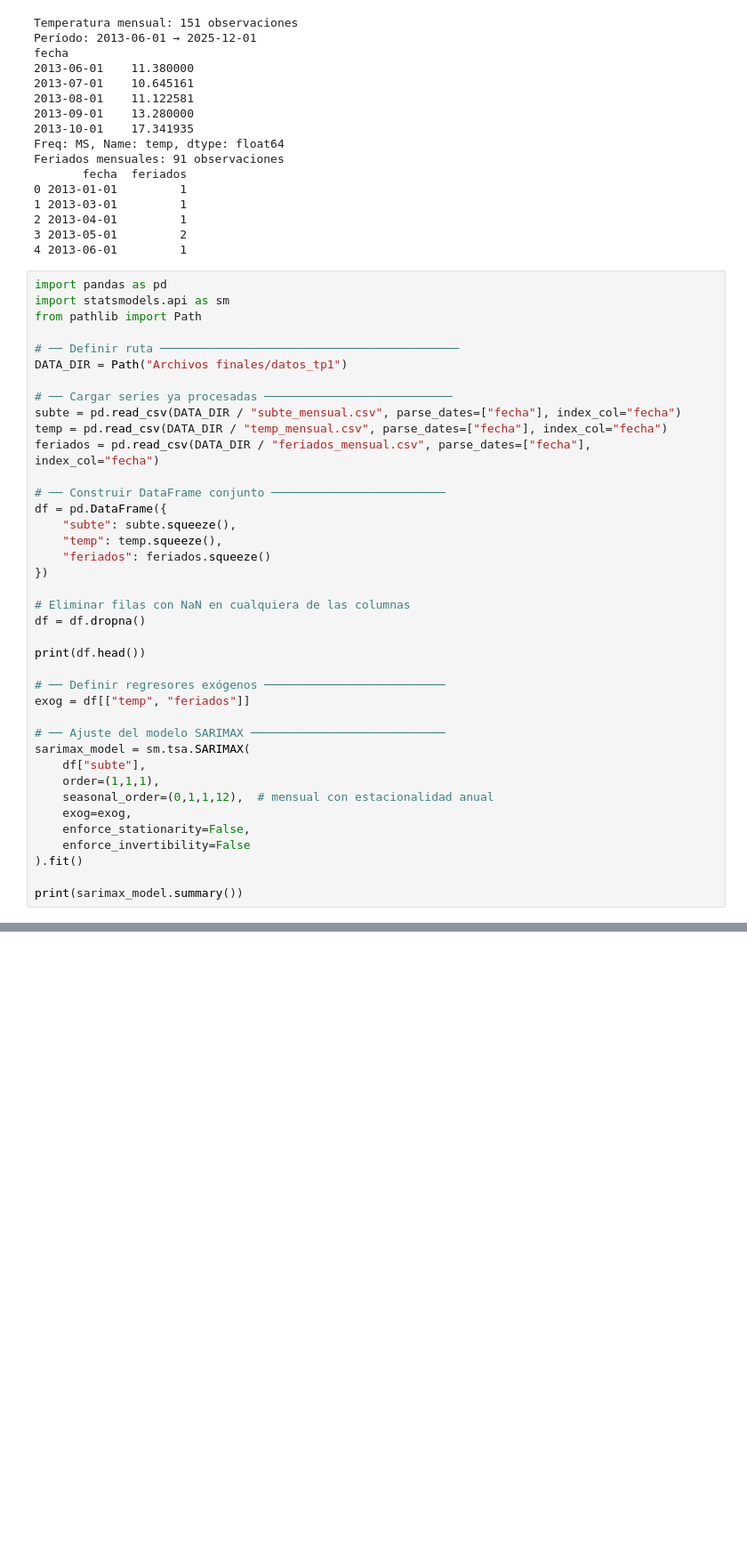
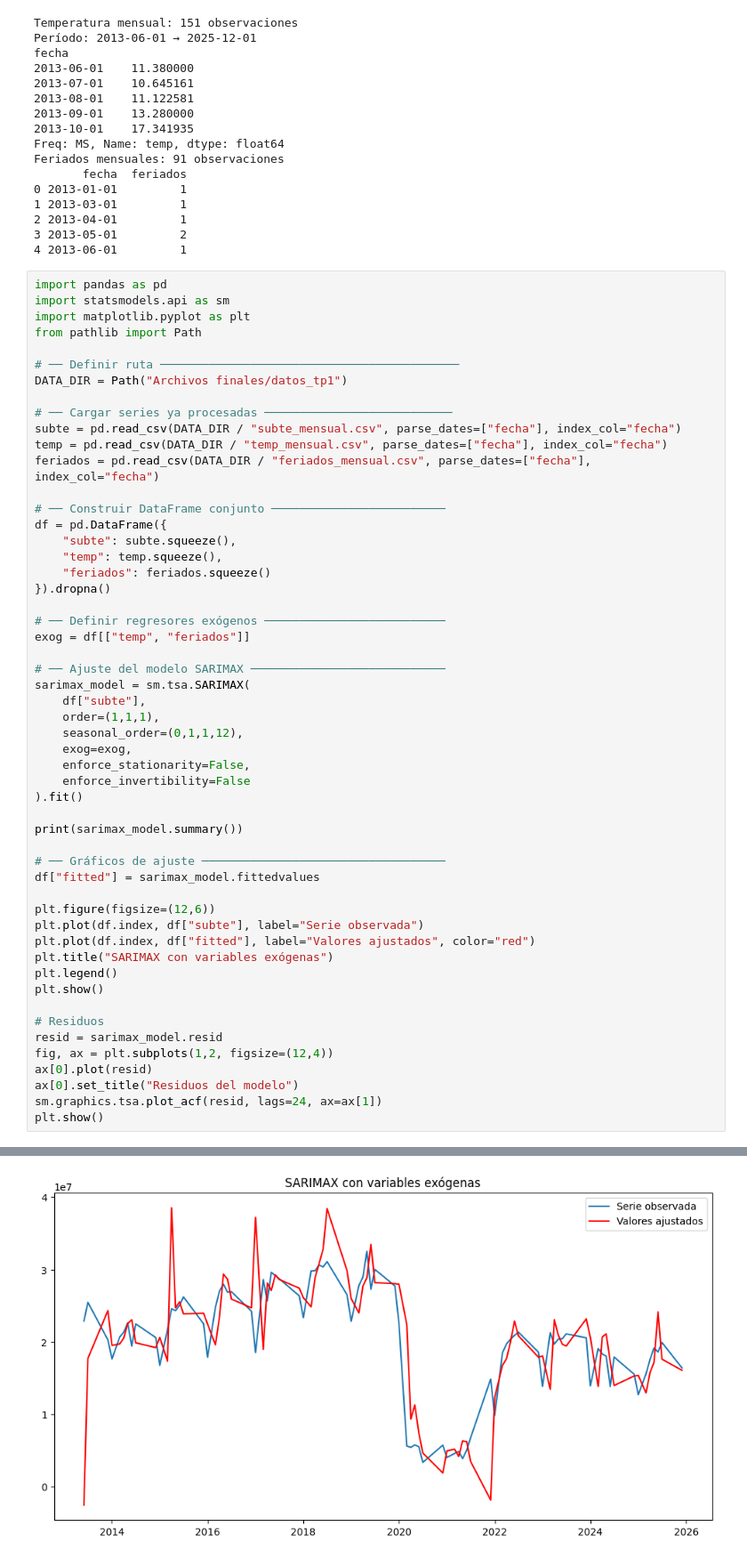
Before and after one commit to giulialvaro/AST-movilidad-BA, a Jupyter notebook: Archivos finales/tp1-AST-movilidad-urbana.ipynb, the cells around one changed output, grey strips where cells are left out. Shown at 89% size. Saved outputs shown, nothing was run; the diff lists cells and outputs as text; blank space fills up the shorter version.

```diff
--- a/Archivos finales/tp1-AST-movilidad-urbana.ipynb
+++ b/Archivos finales/tp1-AST-movilidad-urbana.ipynb
@@ -2066,6 +2066,7 @@ Feriados mensuales: 91 observaciones
 # %%
 import pandas as pd
 import statsmodels.api as sm
+import matplotlib.pyplot as plt
 from pathlib import Path
 
 # ── Definir ruta ───────────────────────────────────────────
@@ -2081,12 +2082,7 @@ df = pd.DataFrame({
     "subte": subte.squeeze(),
     "temp": temp.squeeze(),
     "feriados": feriados.squeeze()
-})
-
-# Eliminar filas con NaN en cualquiera de las columnas
-df = df.dropna()
-
-print(df.head())
+}).dropna()
 
 # ── Definir regresores exógenos ──────────────────────────
 exog = df[["temp", "feriados"]]
@@ -2095,11 +2091,29 @@ exog = df[["temp", "feriados"]]
 sarimax_model = sm.tsa.SARIMAX(
     df["subte"],
     order=(1,1,1),
-    seasonal_order=(0,1,1,12),  # mensual con estacionalidad anual
+    seasonal_order=(0,1,1,12),
     exog=exog,
     enforce_stationarity=False,
     enforce_invertibility=False
 ).fit()
 
 print(sarimax_model.summary())
+
+# ── Gráficos de ajuste ───────────────────────────────────
+df["fitted"] = sarimax_model.fittedvalues
+
+plt.figure(figsize=(12,6))
+plt.plot(df.index, df["subte"], label="Serie observada")
+plt.plot(df.index, df["fitted"], label="Valores ajustados", color="red")
+plt.title("SARIMAX con variables exógenas")
+plt.legend()
+plt.show()
+
+# Residuos
+resid = sarimax_model.resid
+fig, ax = plt.subplots(1,2, figsize=(12,4))
+ax[0].plot(resid)
+ax[0].set_title("Residuos del modelo")
+sm.graphics.tsa.plot_acf(resid, lags=24, ax=ax[1])
+plt.show()
 # %% [output]
@@ -2119,4 +2133,5 @@ Date:                            Wed, 22 Apr 2026   AIC
 
 Warnings:
 [1] Covariance matrix calculated using the outer product of gradients (complex-step).
 [2] Covariance matrix is singular or near-singular, with condition number 2.44e+31. Standard errors may be unstable.
+[figure, added]
```
Also changed, not shown: parts of 4 cells of this notebook.
